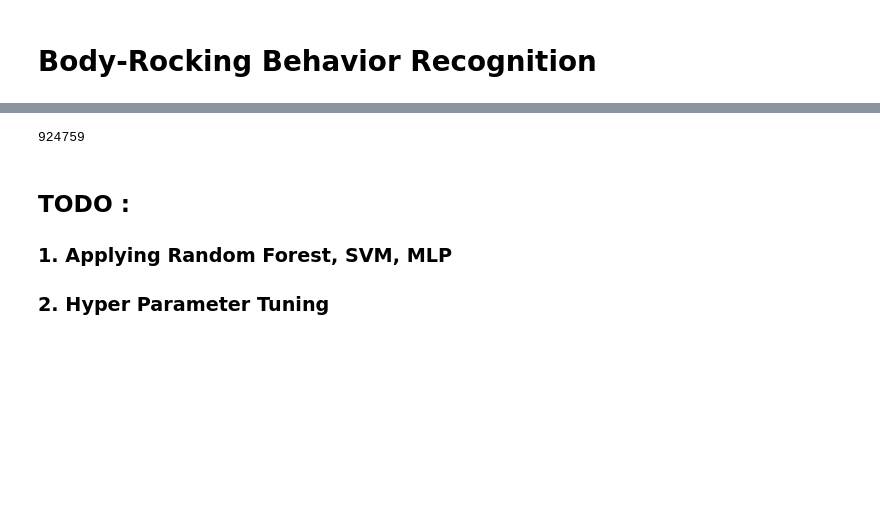
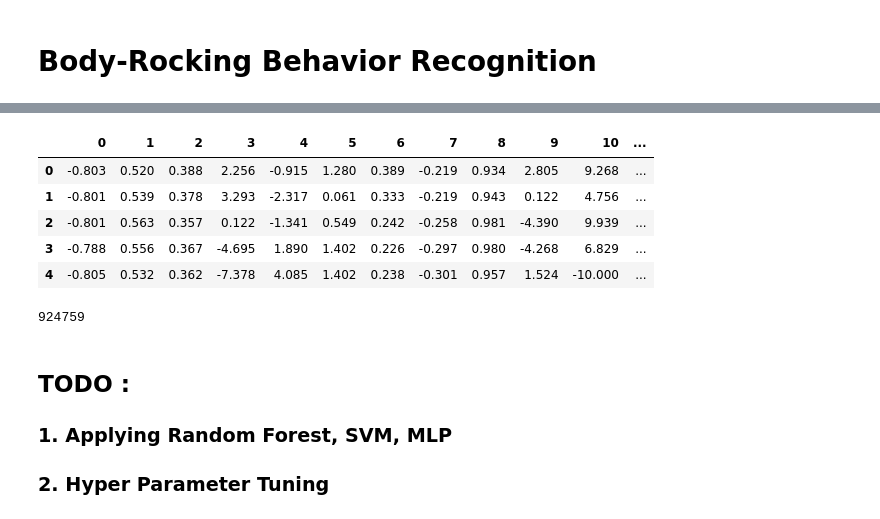
Before and after one commit to adityag3/Body-Rocking-Behavior-Recognition, a Jupyter notebook: SMM.ipynb, the cells around one changed output, grey strips where cells are left out. Cells and saved outputs as stored; diff of their text form; code cells hidden in the pictures; blank space fills up the shorter version.

```diff
--- a/SMM.ipynb
+++ b/SMM.ipynb
@@ -34,6 +116,15 @@ dataOP = pd.concat(dataOPList, axis=0, join='outer', join_axes=None, ignore_inde
 # %%
 result = pd.concat([dataA, dataW], axis=1)
 result.columns = range(result.shape[1])
+# %%
+result.head()
+# %% [output]
+|  | 0 | 1 | 2 | 3 | 4 | 5 | 6 | 7 | 8 | 9 | 10 | ... |
+| 0 | -0.803 | 0.520 | 0.388 | 2.256 | -0.915 | 1.280 | 0.389 | -0.219 | 0.934 | 2.805 | 9.268 | ... |
+| 1 | -0.801 | 0.539 | 0.378 | 3.293 | -2.317 | 0.061 | 0.333 | -0.219 | 0.943 | 0.122 | 4.756 | ... |
+| 2 | -0.801 | 0.563 | 0.357 | 0.122 | -1.341 | 0.549 | 0.242 | -0.258 | 0.981 | -4.390 | 9.939 | ... |
+| 3 | -0.788 | 0.556 | 0.367 | -4.695 | 1.890 | 1.402 | 0.226 | -0.297 | 0.980 | -4.268 | 6.829 | ... |
+| 4 | -0.805 | 0.532 | 0.362 | -7.378 | 4.085 | 1.402 | 0.238 | -0.301 | 0.957 | 1.524 | -10.000 | ... |
 # %%
 print(len(result))
 # %% [output]
```
Also changed, not shown: parts of 9 cells of this notebook.
